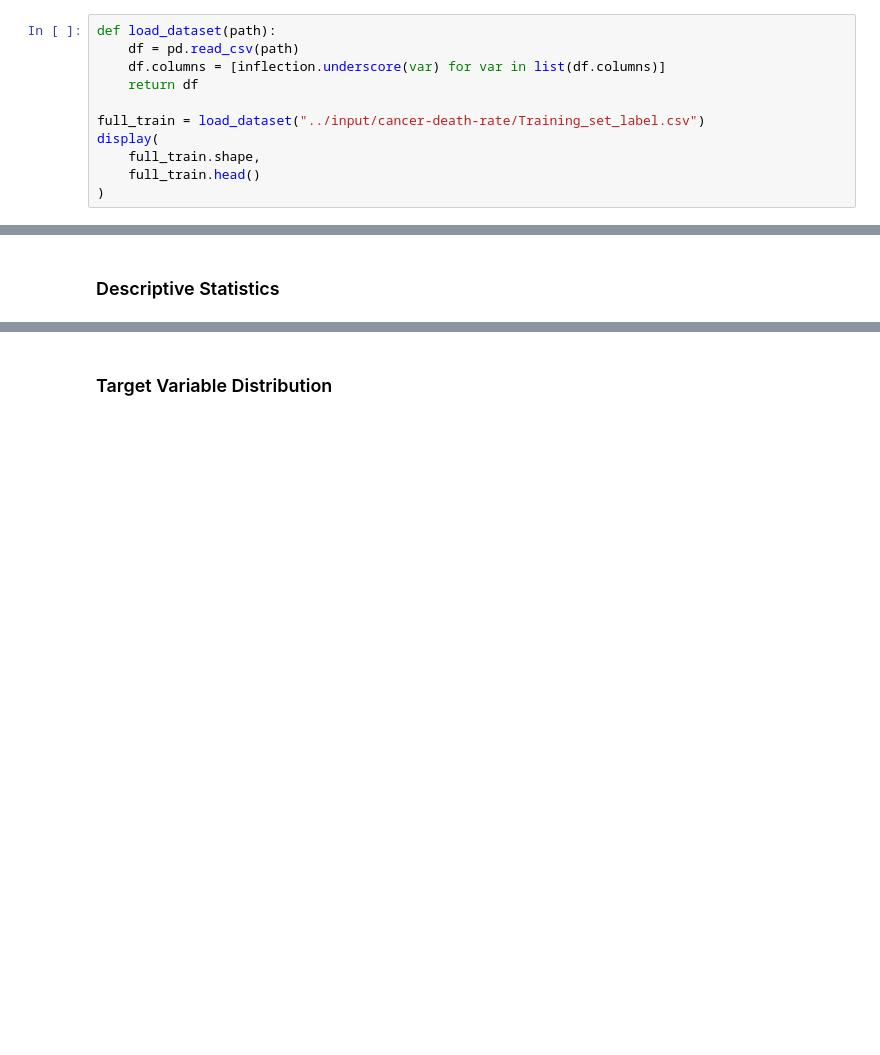
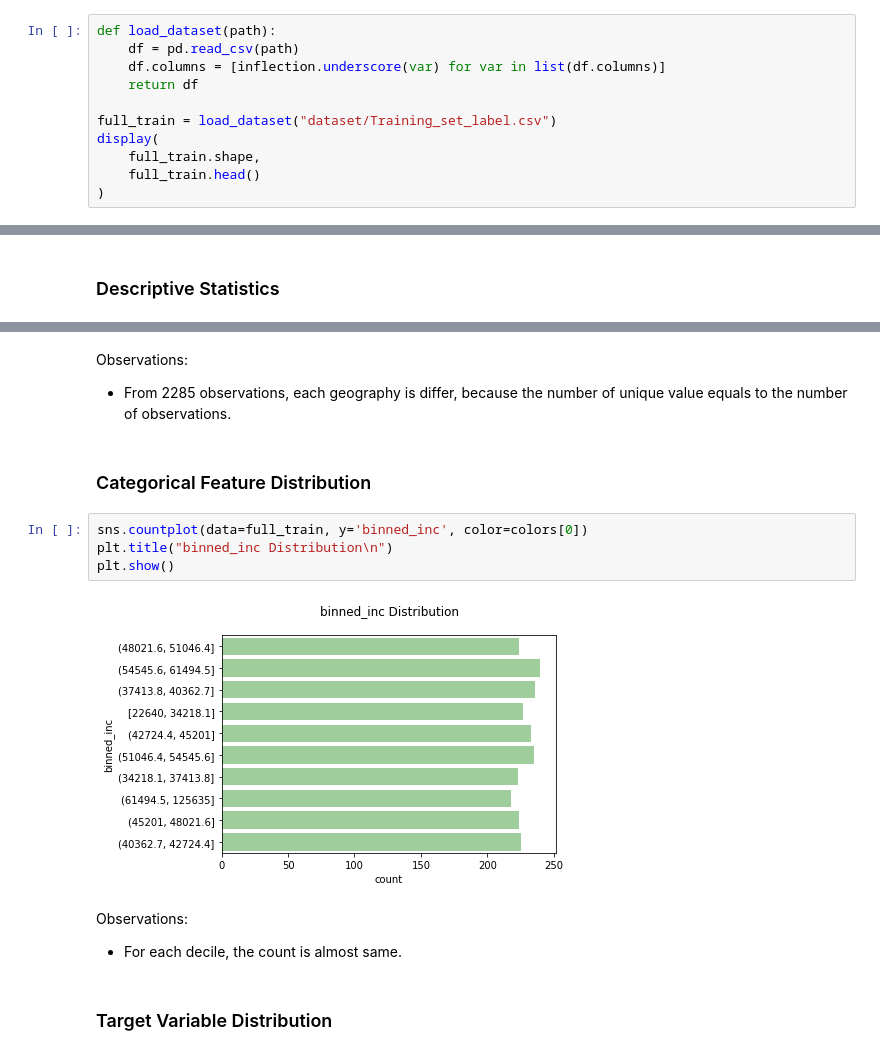
Before and after one commit to irfan-fadhlurrahman/practice-lab, a Jupyter notebook: dphi-ml-bootcamp/assignment-2/assignment-2-cancer.ipynb, the cells around one changed output, grey strips where cells are left out. Drawn from its saved outputs; the diff is of its cells as text; blank space fills up the shorter version.

```diff
--- a/dphi-ml-bootcamp/assignment-2/assignment-2-cancer.ipynb
+++ b/dphi-ml-bootcamp/assignment-2/assignment-2-cancer.ipynb
@@ -70,7 +53,7 @@ def load_dataset(path):
     df.columns = [inflection.underscore(var) for var in list(df.columns)]
     return df
 
-full_train = load_dataset("../input/cancer-death-rate/Training_set_label.csv")
+full_train = load_dataset("dataset/Training_set_label.csv")
 display(
     full_train.shape,
     full_train.head()
@@ -207,3 +196,17 @@ display(
+# %% [markdown]
+Observations:
+* From 2285 observations, each geography is differ, because the number of unique value equals to the number of observations.
+# %% [markdown]
+### Categorical Feature Distribution
+# %%
+sns.countplot(data=full_train, y='binned_inc', color=colors[0])
+plt.title("binned_inc Distribution\n")
+plt.show()
+# %% [output]
+[figure, added]
+# %% [markdown]
+Observations:
+* For each decile, the count is almost same.
 # %% [markdown]
 ### Target Variable Distribution
 # %%
```
Also changed, not shown: parts of 23 cells of this notebook.
